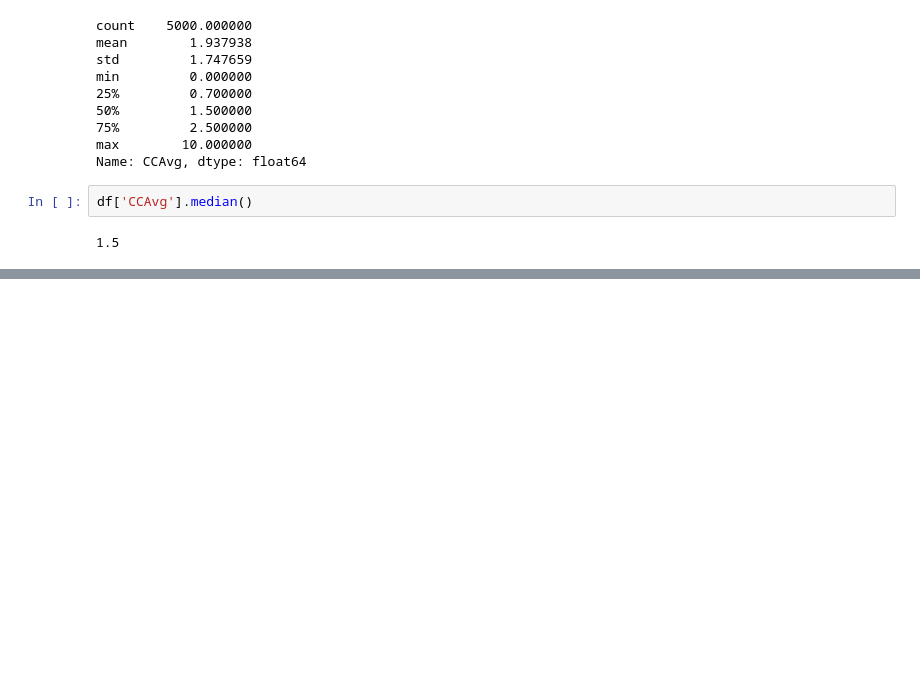
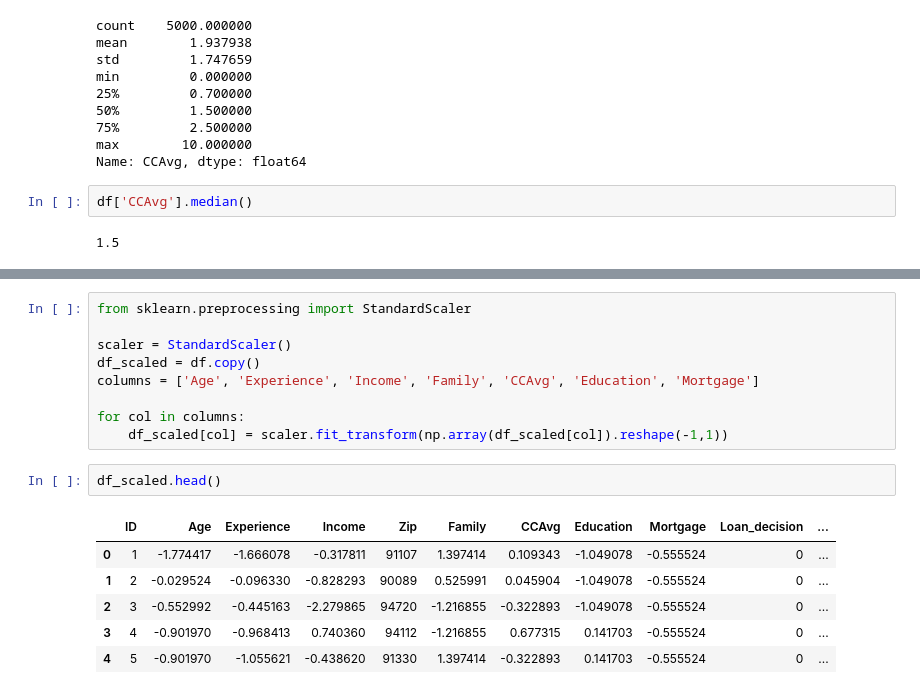
Before and after one commit to chankey1/loan-approval-classification, a Jupyter notebook: index.ipynb, the cells around one changed output, grey strips where cells are left out. Drawn from its saved outputs; the diff is of its cells as text; blank space fills up the shorter version.

```diff
--- a/index.ipynb
+++ b/index.ipynb
@@ -190,0 +284,18 @@ df['CCAvg'].median()
+# %%
+from sklearn.preprocessing import StandardScaler
+
+scaler = StandardScaler()
+df_scaled = df.copy()
+columns = ['Age', 'Experience', 'Income', 'Family', 'CCAvg', 'Education', 'Mortgage']
+
+for col in columns:
+    df_scaled[col] = scaler.fit_transform(np.array(df_scaled[col]).reshape(-1,1))
+# %%
+df_scaled.head()
+# %% [output]
+|  | ID | Age | Experience | Income | Zip | Family | CCAvg | Education | Mortgage | Loan_decision | ... |
+| 0 | 1 | -1.774417 | -1.666078 | -0.317811 | 91107 | 1.397414 | 0.109343 | -1.049078 | -0.555524 | 0 | ... |
+| 1 | 2 | -0.029524 | -0.096330 | -0.828293 | 90089 | 0.525991 | 0.045904 | -1.049078 | -0.555524 | 0 | ... |
+| 2 | 3 | -0.552992 | -0.445163 | -2.279865 | 94720 | -1.216855 | -0.322893 | -1.049078 | -0.555524 | 0 | ... |
+| 3 | 4 | -0.901970 | -0.968413 | 0.740360 | 94112 | -1.216855 | 0.677315 | 0.141703 | -0.555524 | 0 | ... |
+| 4 | 5 | -0.901970 | -1.055621 | -0.438620 | 91330 | 1.397414 | -0.322893 | 0.141703 | -0.555524 | 0 | ... |
```
Also changed, not shown: parts of 16 cells of this notebook.
